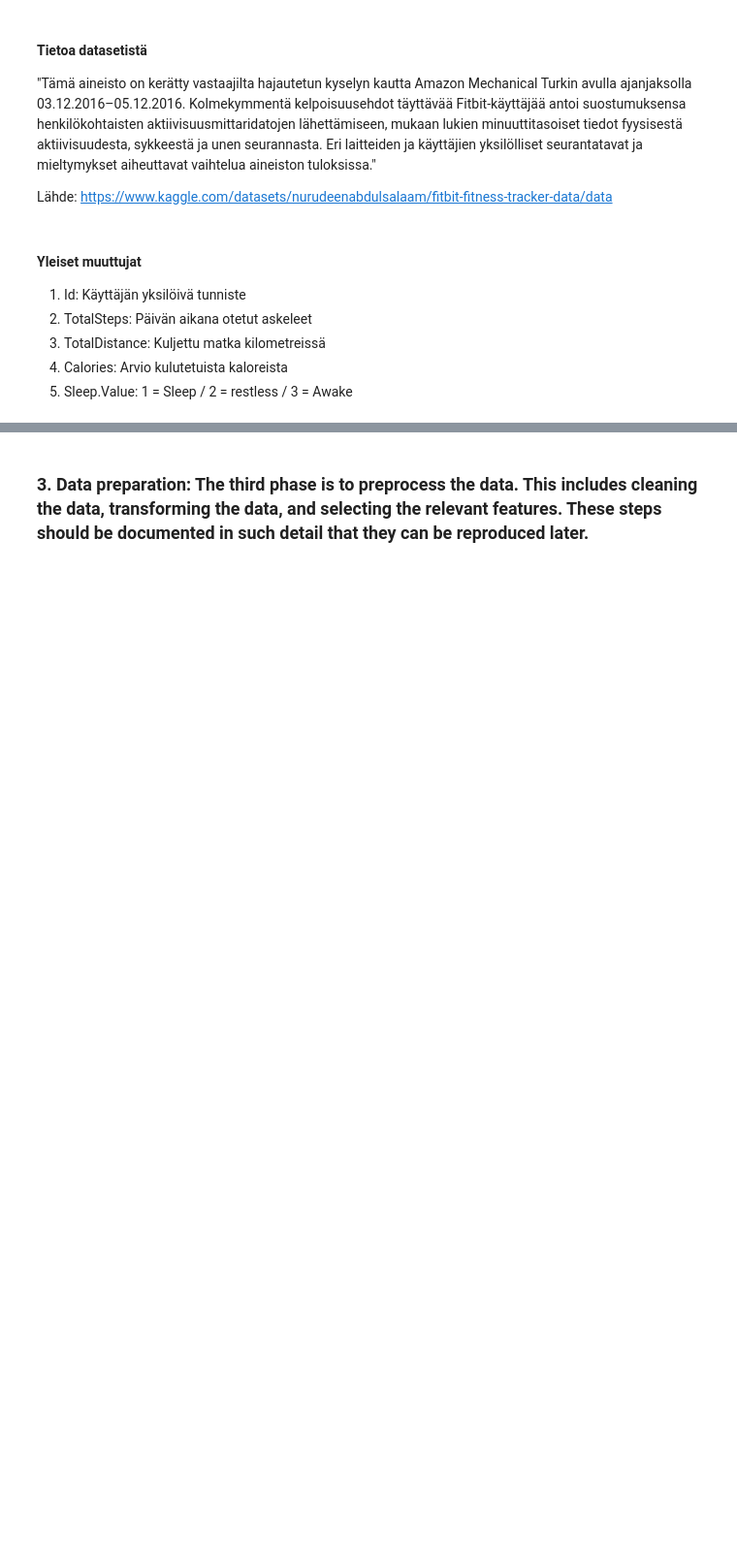
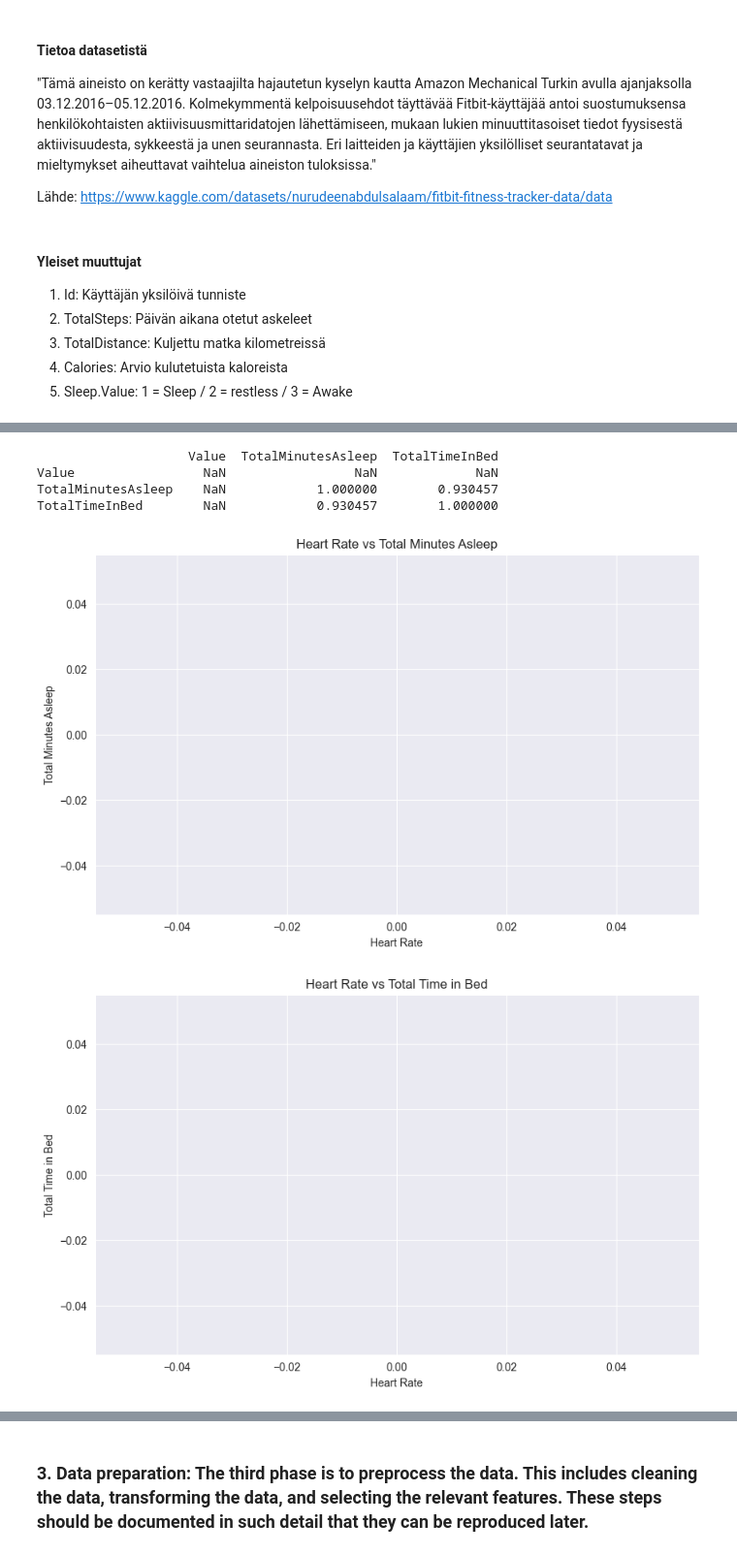
Before and after one commit to kismet85/dkkoAssignments, a Jupyter notebook: Projekti/Uni_ja_liikuntatottumukset.ipynb, the cells around one changed output, grey strips where cells are left out. Shown at 97% size. Cells and saved outputs as stored; diff of their text form; code cells hidden in the pictures; blank space fills up the shorter version.

```diff
--- a/Projekti/Uni_ja_liikuntatottumukset.ipynb
+++ b/Projekti/Uni_ja_liikuntatottumukset.ipynb
@@ -59,0 +42,13 @@ dailyActivity.describe()
+# %%
+import pandas as pd
+import numpy as np
+import matplotlib.pyplot as plt
+import seaborn as sns
+
+daily_activity = pd.read_csv('archive/dailyActivity_merged.csv')
+sleep_data = pd.read_csv('archive/sleepDay_merged.csv')
+weight_data = pd.read_csv('archive/weightLogInfo_merged.csv')
+heartrate_data = pd.read_csv('archive/heartrate_seconds_merged.csv')
+
+# Display the first few rows of each DataFrame to understand the structure
+daily_activity.head()
@@ -59,0 +159,30 @@ dailyActivity.describe()
+# %%
+
+# Check correlation between heart rate and sleep metrics
+correlation_sleep_metrics = merged_data[['Value', 'TotalMinutesAsleep', 'TotalTimeInBed']].corr()
+print(correlation_sleep_metrics)
+# %% [output]
+                    Value  TotalMinutesAsleep  TotalTimeInBed
+Value                 NaN                 NaN             NaN
+TotalMinutesAsleep    NaN            1.000000        0.930457
+TotalTimeInBed        NaN            0.930457        1.000000
+# %%
+
+# Scatter plot between heart rate and TotalMinutesAsleep
+plt.figure(figsize=(10, 6))
+sns.scatterplot(x=merged_data['Value'], y=merged_data['TotalMinutesAsleep'])
+plt.title('Heart Rate vs Total Minutes Asleep')
+plt.xlabel('Heart Rate')
+plt.ylabel('Total Minutes Asleep')
+plt.show()
+
+# Scatter plot between heart rate and TotalTimeInBed
+plt.figure(figsize=(10, 6))
+sns.scatterplot(x=merged_data['Value'], y=merged_data['TotalTimeInBed'])
+plt.title('Heart Rate vs Total Time in Bed')
+plt.xlabel('Heart Rate')
+plt.ylabel('Total Time in Bed')
+plt.show()
+# %% [output]
+[figure, added]
+[figure, added]
```
Also changed, not shown: parts of 9 cells of this notebook.
